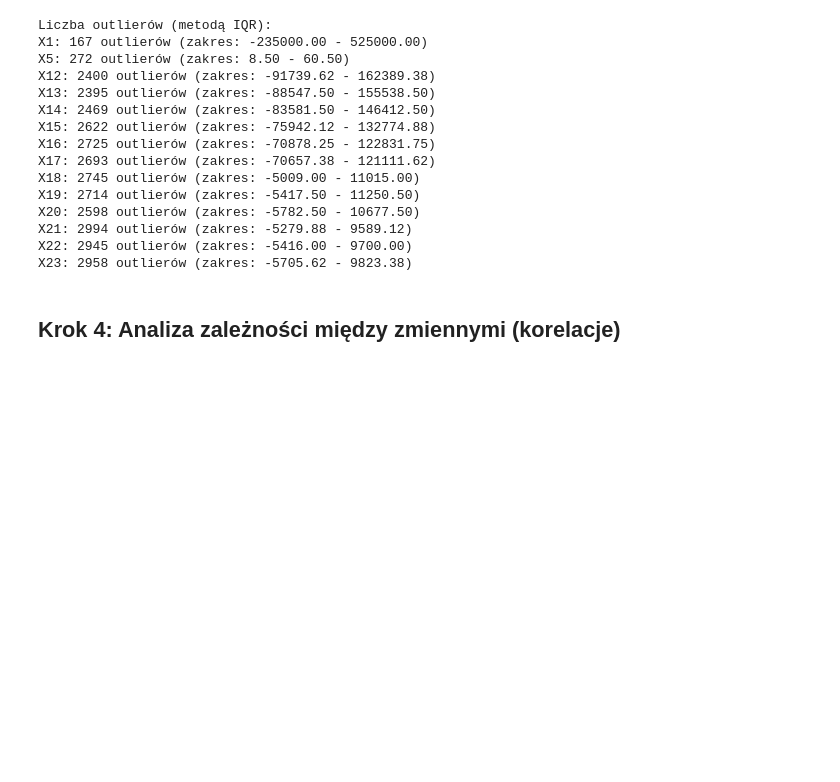
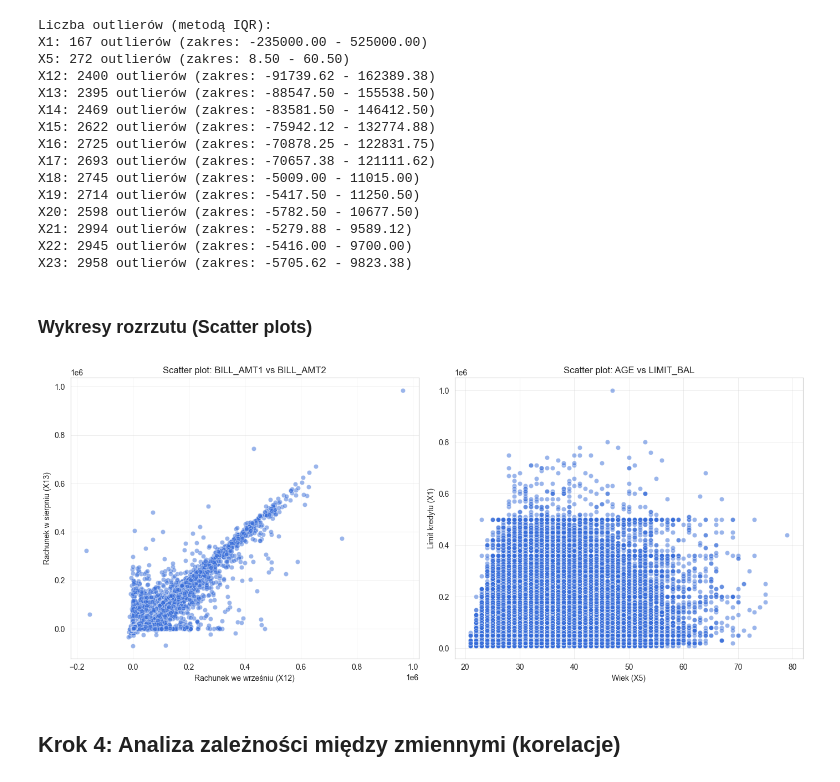
Before and after one commit to dawid200272/Eiwd_projekt, a Jupyter notebook: notebooks/EDA_analysis.ipynb, the cells around one changed output. Drawn from its saved outputs; the diff is of its cells as text; code cells hidden in the pictures; blank space fills up the shorter version.

Commit message:
Update EDA (Etap 2.)
Added Data Cleaning and Scatter plots

```diff
--- a/notebooks/EDA_analysis.ipynb
+++ b/notebooks/EDA_analysis.ipynb
@@ -327,0 +330,10 @@ Dane dla nieprawidłowych wartości cechy X9
+# %%
+# Czyszczenie zmiennej X3 (Education) - zamiana 0, 5, 6 na 4 (inne)
+data['X3'] = data['X3'].replace({0: 4, 5: 4, 6: 4})
+
+# Czyszczenie zmiennej X4 (Marital Status) - zamiana 0 na 3 (inne)
+data['X4'] = data['X4'].replace({0: 3})
+
+# Sprawdzenie czy operacja się powiodła
+print("Po czyszczeniu X3:", data['X3'].unique())
+print("Po czyszczeniu X4:", data['X4'].unique())
@@ -428,6 +443,28 @@ X20: 2598 outlierów (zakres: -5782.50 - 10677.50)
 X21: 2994 outlierów (zakres: -5279.88 - 9589.12)
 X22: 2945 outlierów (zakres: -5416.00 - 9700.00)
 X23: 2958 outlierów (zakres: -5705.62 - 9823.38)
+# %% [markdown]
+### Wykresy rozrzutu (Scatter plots)
+# %%
+# Wykresy rozrzutu (Scatter plots)
+fig, axes = plt.subplots(1, 2, figsize=(14, 6))
+
+# Przykład 1: Silna korelacja (kwoty rachunków w kolejnych miesiącach)
+sns.scatterplot(x='X12', y='X13', data=data, alpha=0.5, ax=axes[0])
+axes[0].set_title('Scatter plot: BILL_AMT1 vs BILL_AMT2')
+axes[0].set_xlabel('Rachunek we wrześniu (X12)')
+axes[0].set_ylabel('Rachunek w sierpniu (X13)')
+
+# Przykład 2: Brak korelacji (Wiek vs Kwota udzielonego kredytu)
+sns.scatterplot(x='X5', y='X1', data=data, alpha=0.5, ax=axes[1])
+axes[1].set_title('Scatter plot: AGE vs LIMIT_BAL')
+axes[1].set_xlabel('Wiek (X5)')
+axes[1].set_ylabel('Limit kredytu (X1)')
+
+plt.tight_layout()
+plt.show()
+# %% [output]
+[figure, added]
 # %% [markdown]
 ## Krok 4: Analiza zależności między zmiennymi (korelacje)
 # %%
```
Also changed, not shown: parts of 2 cells of this notebook.
